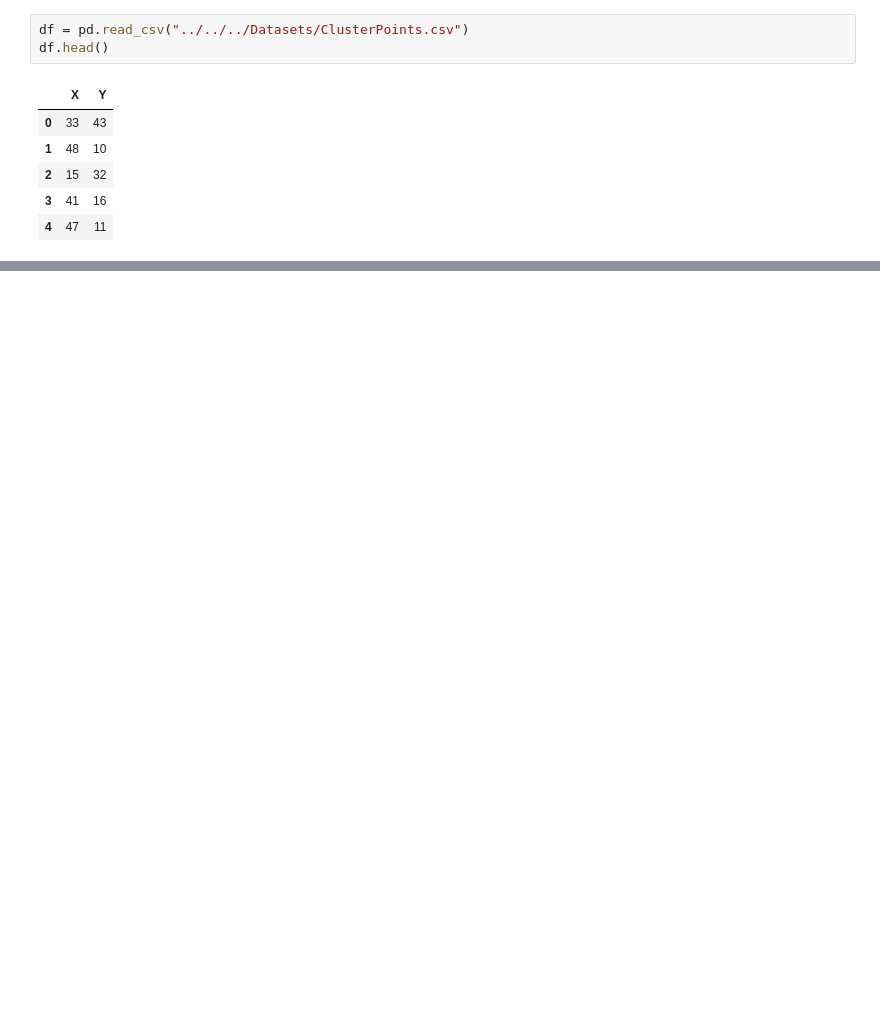
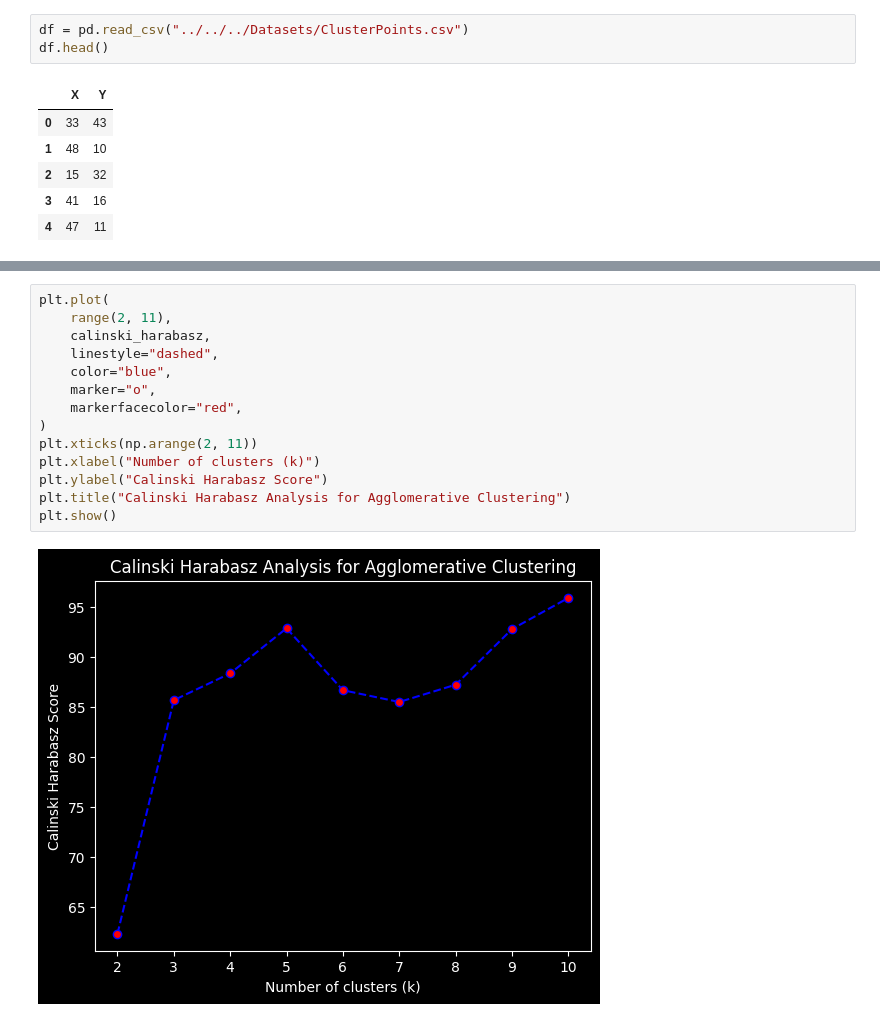
Before and after one commit to debjitpal5040/ML_Algorithms, a Jupyter notebook: Machine Learning Algorithms/Unsupervised Learning/Agglomerative Clustering/Agglomerative_Clustering.ipynb, the cells around one changed output, grey strips where cells are left out. Drawn from its saved outputs; the diff is of its cells as text; blank space fills up the shorter version.

```diff
--- a/Machine Learning Algorithms/Unsupervised Learning/Agglomerative Clustering/Agglomerative_Clustering.ipynb
+++ b/Machine Learning Algorithms/Unsupervised Learning/Agglomerative Clustering/Agglomerative_Clustering.ipynb
@@ -64,0 +53,16 @@ array([1, 2, 0, 2, 2, 1, 1, 1, 1, 0, 1, 1, 0, 0, 1, 1, 1, 2, 1, 0, 1, 1,
+# %%
+plt.plot(
+    range(2, 11),
+    calinski_harabasz,
+    linestyle="dashed",
+    color="blue",
+    marker="o",
+    markerfacecolor="red",
+)
+plt.xticks(np.arange(2, 11))
+plt.xlabel("Number of clusters (k)")
+plt.ylabel("Calinski Harabasz Score")
+plt.title("Calinski Harabasz Analysis for Agglomerative Clustering")
+plt.show()
+# %% [output]
+[figure, added]
```
Also changed, not shown: parts of 12 cells of this notebook, 38 other files.
